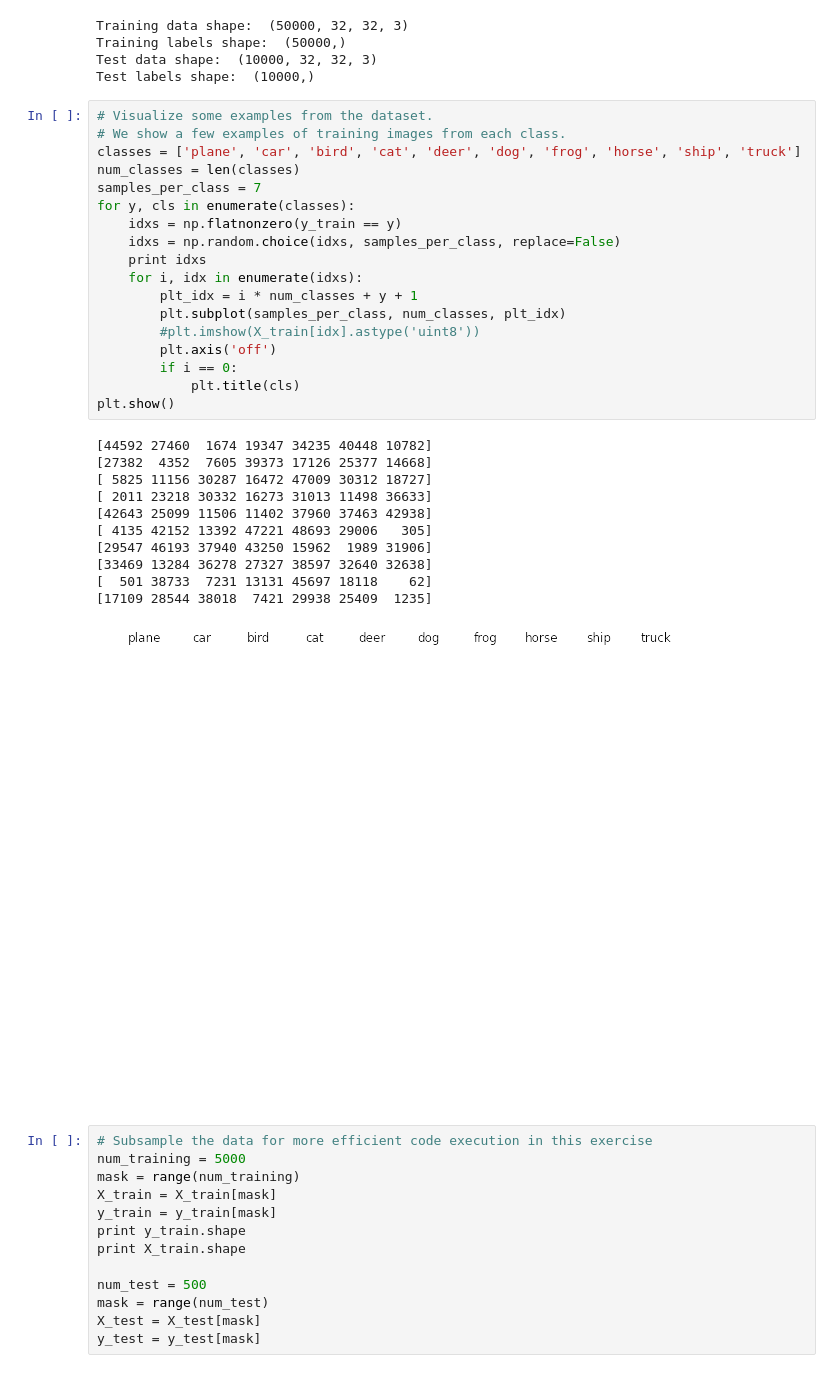
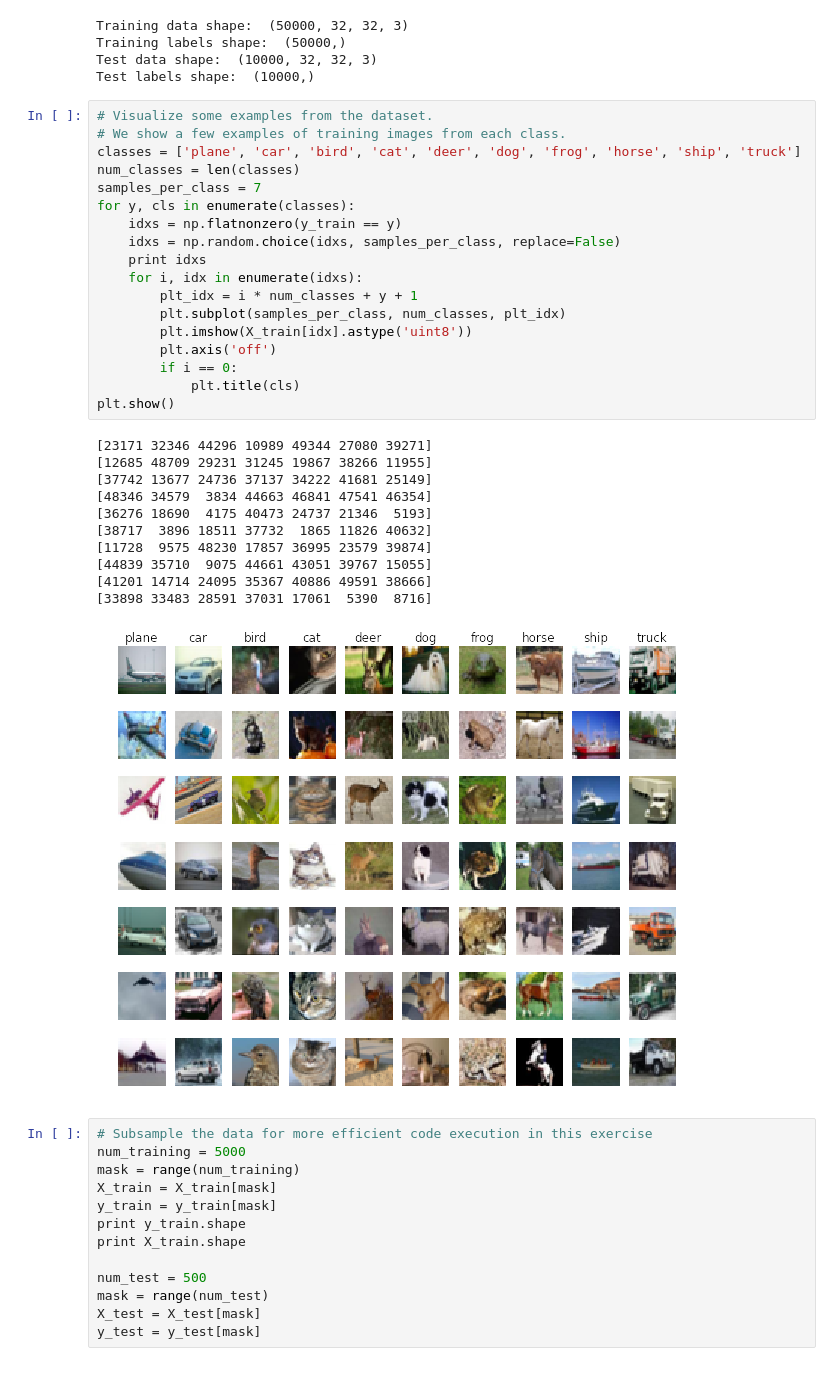
Before and after one commit to xavi1989/cs231n, a Jupyter notebook: assignment1/knn.ipynb, the cells around one changed output. Saved outputs shown, nothing was run; the diff lists cells and outputs as text.

```diff
--- a/assignment1/knn.ipynb
+++ b/assignment1/knn.ipynb
@@ -50,33 +50,33 @@ Test labels shape:  (10000,)
 # %%
 # Visualize some examples from the dataset.
 # We show a few examples of training images from each class.
 classes = ['plane', 'car', 'bird', 'cat', 'deer', 'dog', 'frog', 'horse', 'ship', 'truck']
 num_classes = len(classes)
 samples_per_class = 7
 for y, cls in enumerate(classes):
     idxs = np.flatnonzero(y_train == y)
     idxs = np.random.choice(idxs, samples_per_class, replace=False)
     print idxs
     for i, idx in enumerate(idxs):
         plt_idx = i * num_classes + y + 1
         plt.subplot(samples_per_class, num_classes, plt_idx)
-        #plt.imshow(X_train[idx].astype('uint8'))
+        plt.imshow(X_train[idx].astype('uint8'))
         plt.axis('off')
         if i == 0:
             plt.title(cls)
 plt.show()
 # %% [output]
-[44592 27460  1674 19347 34235 40448 10782]
-[27382  4352  7605 39373 17126 25377 14668]
-[ 5825 11156 30287 16472 47009 30312 18727]
-[ 2011 23218 30332 16273 31013 11498 36633]
-[42643 25099 11506 11402 37960 37463 42938]
-[ 4135 42152 13392 47221 48693 29006   305]
-[29547 46193 37940 43250 15962  1989 31906]
-[33469 13284 36278 27327 38597 32640 32638]
-[  501 38733  7231 13131 45697 18118    62]
-[17109 28544 38018  7421 29938 25409  1235]
+[23171 32346 44296 10989 49344 27080 39271]
+[12685 48709 29231 31245 19867 38266 11955]
+[37742 13677 24736 37137 34222 41681 25149]
+[48346 34579  3834 44663 46841 47541 46354]
+[36276 18690  4175 40473 24737 21346  5193]
+[38717  3896 18511 37732  1865 11826 40632]
+[11728  9575 48230 17857 36995 23579 39874]
+[44839 35710  9075 44661 43051 39767 15055]
+[41201 14714 24095 35367 40886 49591 38666]
+[33898 33483 28591 37031 17061  5390  8716]
-[figure, old version]
+[figure, new version]
 # %%
 # Subsample the data for more efficient code execution in this exercise
 num_training = 5000
```
Also changed, not shown: parts of 4 cells of this notebook, 1 other file.
